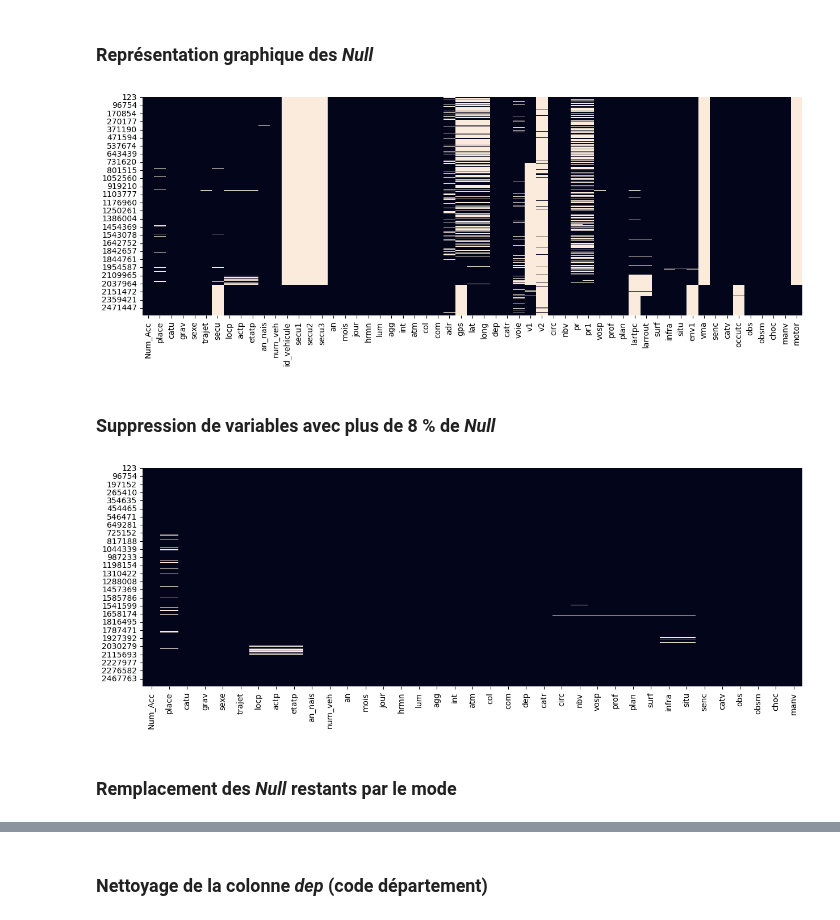
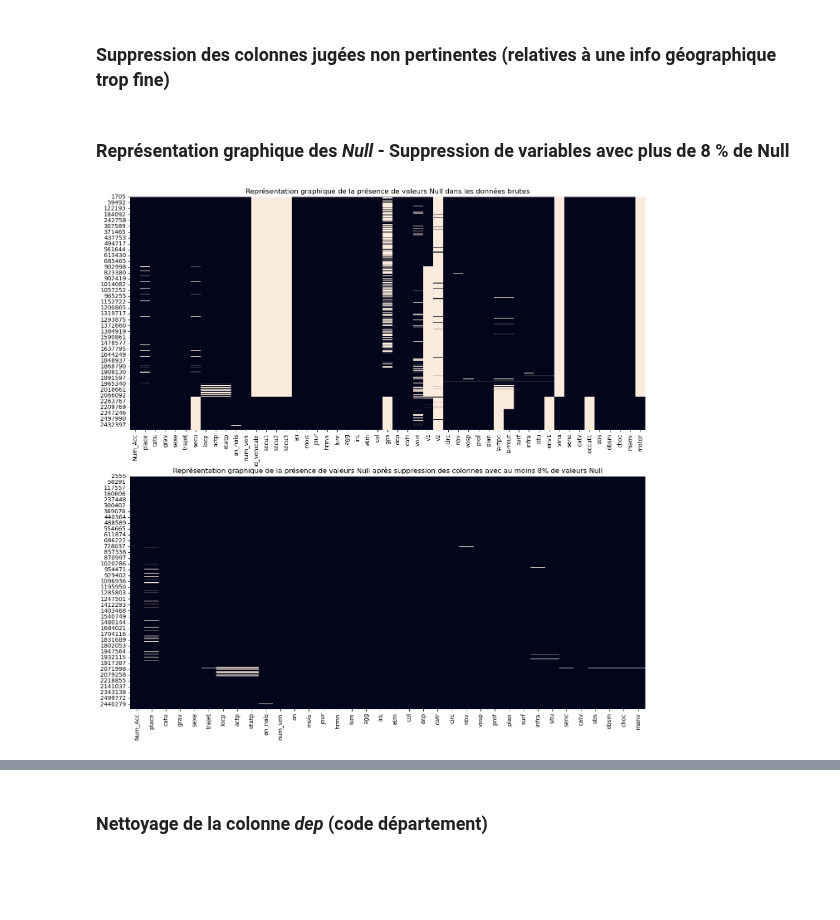
Before and after one commit to nicolascarayon/projet-accidents-routiers, a Jupyter notebook: nico_load_data_in_df.ipynb, the cells around one changed output, grey strips where cells are left out. Drawn from its saved outputs; the diff is of its cells as text; code cells hidden in the pictures; blank space fills up the shorter version.

```diff
--- a/nico_load_data_in_df.ipynb
+++ b/nico_load_data_in_df.ipynb
@@ -12,6 +12,6 @@ from datetime import date, datetime
 start_year = 2005      # Année de début de période d'étude
 end_year   = 2021      # Année de fin de période d'étude
 chk        = False     # Affichage de log des checks
-sampled    = True      # Travail sur données samplées de df_all
+sampled    = False     # Travail sur données samplées de df
 
-df_all, dic_usagers, dic_caract, dic_lieux, dic_vehic = pt.get_work_df(start_year, end_year, sampled, chk)
+df, dic_usagers, dic_caract, dic_lieux, dic_vehic = pt.get_work_df(start_year, end_year, sampled, chk)
@@ -22,12 +23,25 @@ df_all, dic_usagers, dic_caract, dic_lieux, dic_vehic = pt.get_work_df(start_yea
+# %% [markdown]
+### Suppression des colonnes jugées non pertinentes (relatives à une info géographique trop fine)
+# %%
+cols_rmv = ['com', 'adr', 'lat', 'long', 'pr', 'pr1']
+df = df.drop(columns=cols_rmv, axis=1)
 # %% [markdown]
-### Représentation graphique des *Null*
+### Représentation graphique des *Null* - Suppression de variables avec plus de 8 % de Null
 # %%
-df_sample = df_all.sample(10000)
+df_sample = df.sample(10000)
 df_sample = df_sample.sort_values(by=['an', 'mois', 'jour'], ascending=True)
 
-plt.figure(figsize=(15,5))
-ax = sns.heatmap(df_sample.isna(), cbar=False);
+fig, ax = plt.subplots(nrows=2, ncols=1)
+fig.set_size_inches(16, 16)
+ax[0].set_title('Représentation graphique de la présence de valeurs Null dans les données brutes')
+sns.heatmap(df_sample.isna(), cbar=False, ax=ax[0]);
+
+df = pt.rmv_col_too_much_null(df, 0.08, False)
+
+df_sample = df.sample(10000)
+df_sample = df_sample.sort_values(by=['an', 'mois', 'jour'], ascending=True)
+
+ax[1].set_title('Représentation graphique de la présence de valeurs Null après suppression des colonnes avec au moins 8% de valeurs Null')
+sns.heatmap(df_sample.isna(), cbar=False, ax=ax[1]);
 # %% [output]
-[figure, old version]
+[figure, new version]
-# %% [markdown]
-### Suppression de variables avec plus de 8 % de *Null*
@@ -36,10 +47,0 @@ df_all = pt.rmv_col_too_much_null(df_all, 0.08, False)
-# %%
-df_sample = df_all.sample(10000)
-df_sample = df_sample.sort_values(by=['an', 'mois', 'jour'], ascending=True)
-
-plt.figure(figsize=(15,5))
-ax = sns.heatmap(df_sample.isna(), cbar=False);
-# %% [output]
-[figure, removed]
-# %% [markdown]
-### Remplacement des *Null* restants par le mode
```
Also changed, not shown: parts of 41 cells of this notebook, 1 other file.
